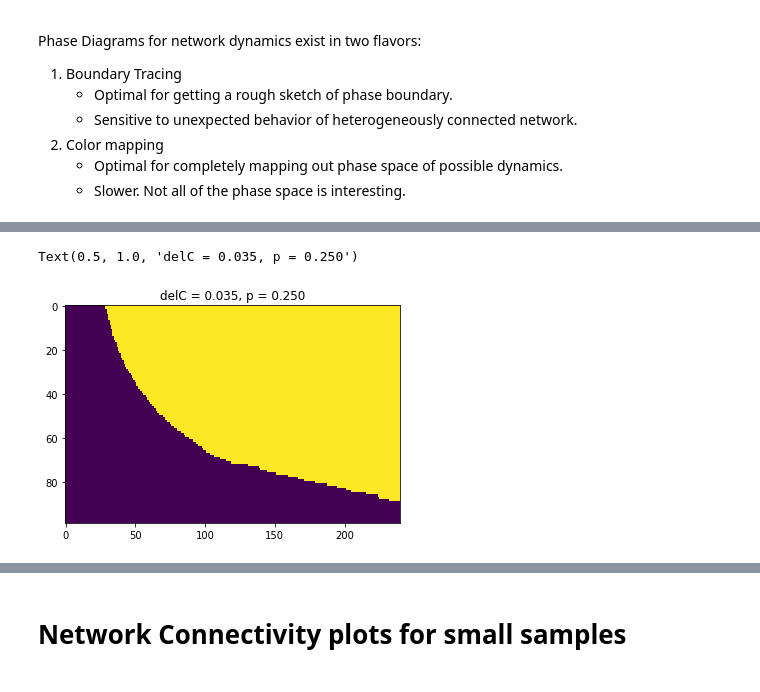
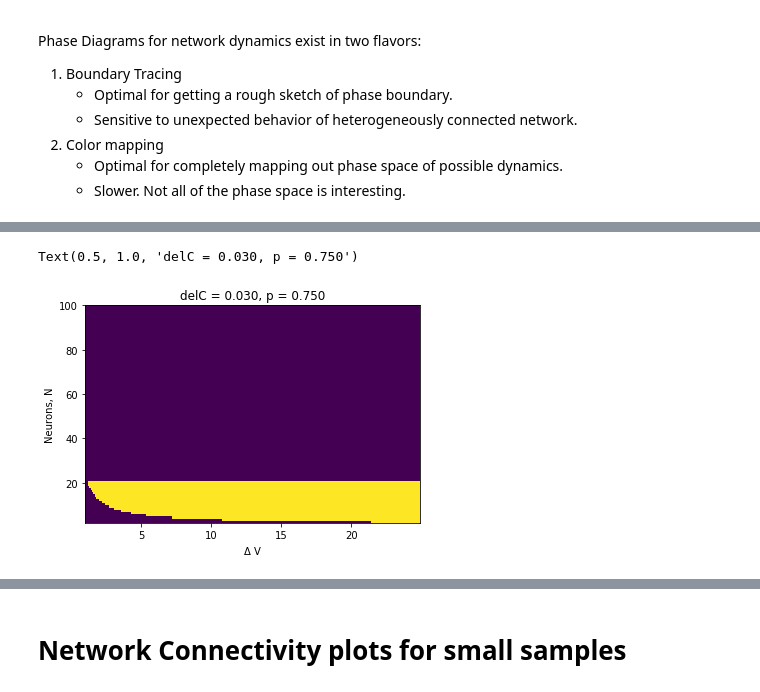
Before and after one commit to mbibireata/Networks, a Jupyter notebook: Rhythmogenesis.ipynb, the cells around one changed output, grey strips where cells are left out. Cells and saved outputs as stored; diff of their text form; code cells hidden in the pictures.

Commit message:
boundary trace phase diagrams

```diff
--- a/Rhythmogenesis.ipynb
+++ b/Rhythmogenesis.ipynb
@@ -802,6 +802,22 @@ class Network:
 
     # TODO: FINISH
     def simdyn(self, M, l, params, connectivity="heterogeneous", activation="sigmoid"):
+        '''
+        Function simdyn: Simulates dynamics of network for given parameter set and adjacency matrix
+
+        Inputs:
+            M: Network adjacency matrix
+            l: Network edge-list as matrix
+            params: List of parameters (see constructor function for specifics)
+            connectivity: Definition of whether network is heterogeneously connected or homogeneously
+                connected. Either input 'heterogeneous' or 'mean field'.
+            activation: Definition of activation function of neurons in network. Either 'sigmoid' or 'step'.
+
+        Outputs:
+            Data regarding network dynamics, C and V at different neurons at different time steps.
+            See called dynamics functions for specific information about outputs. Prints message if
+            error in inputs.
+        '''
         if connectivity ==  "mean field" and activation == "step":
             return step_mf_dyn(self.M, self.l, self.params)
         elif connectivity ==  "mean field" and activation == "sigmoid":
@@ -1059,0 +1102,5 @@ array([[5., 1., 1., ..., 3., 3., 3.],
+# %%
+n = 100
+p = 3/4
+M = getRandomConnectivity(n, p)
+l = matrixOfEdges(M, n)
@@ -1059,0 +1237,9 @@ array([[5., 1., 1., ..., 3., 3., 3.],
+# %%
+for i in phase:
+    plt.plot(phase[i][1], phase[i][0])
+#plt.plot(phase['1_3'][1], phase['1_3'][0])
+#plt.plot(phase['1_2'][1], phase['1_2'][0])
+#plt.plot(phase['5_1'][1], phase['5_1'][0])
+#plt.plot(phase['2_5'][1], phase['2_5'][0])
+#plt.plot(phase['1_4'][1], phase['1_4'][0])
+plt.savefig("phase/sample5/phase_dc_{}".format("03"))
@@ -1059,0 +1250,5 @@ array([[5., 1., 1., ..., 3., 3., 3.],
+# %%
+n = 100
+p = 3/4
+M = getRandomConnectivity(n, p)
+l = matrixOfEdges(M, n)
@@ -1060,11 +1349,12 @@ array([[5., 1., 1., ..., 3., 3., 3.],
 # %%
 cmap = plt.cm.viridis
 data = np.flip(phase, axis=0)
 norm = plt.Normalize(vmin = data.min(), vmax = data.max())
 img = cmap(norm(data))
-imshow(img, aspect='auto')
+imshow(img, aspect='auto', extent=[V_space[0],V_space[-1],n_space[0],n_space[-1]])
+ylabel("Neurons, N")
+xlabel(r"$\Delta$ V")
 plt.title("delC = {:.3f}, p = {:.3f}".format(delC, p))
-#plt.savefig("meeting_figs/phase_dc_{}".format("03"))
 # %% [output]
-Text(0.5, 1.0, 'delC = 0.035, p = 0.250')
+Text(0.5, 1.0, 'delC = 0.030, p = 0.750')
-[figure, old version]
+[figure, new version]
```
Also changed, not shown: parts of 12 cells of this notebook.
